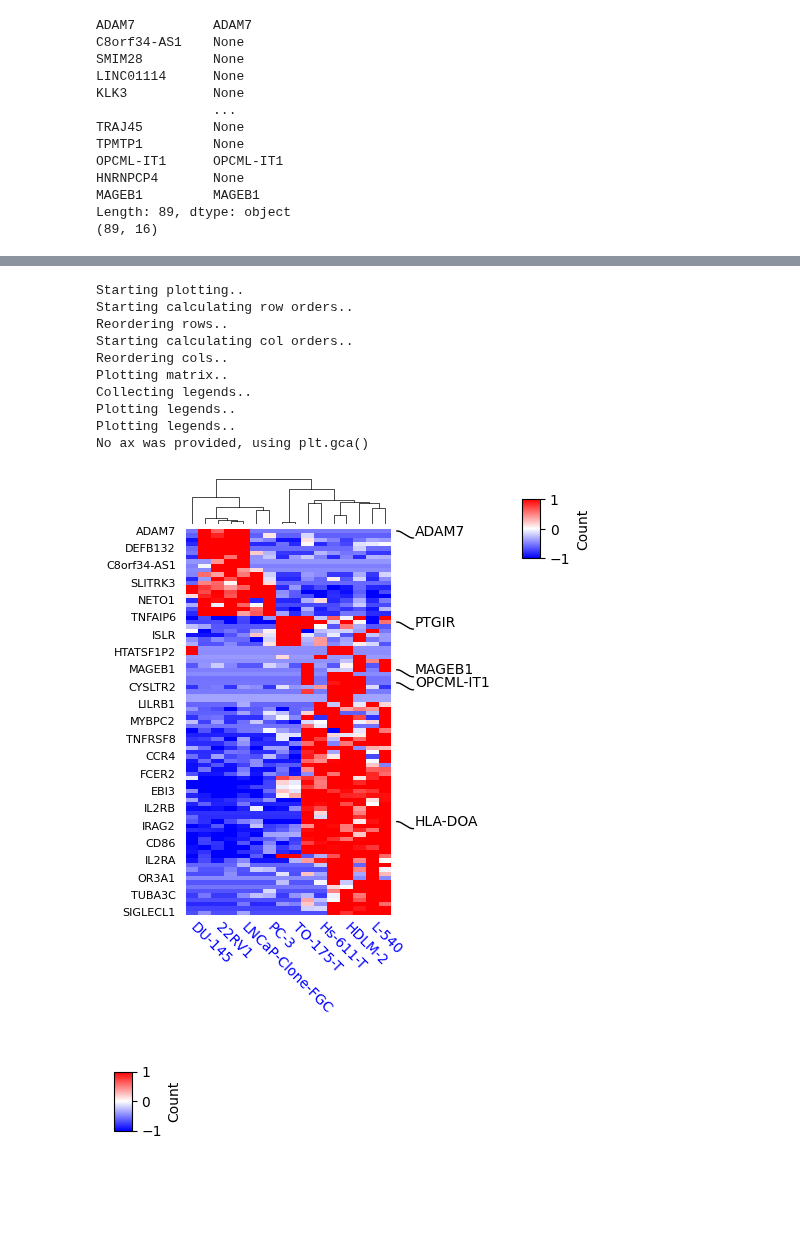
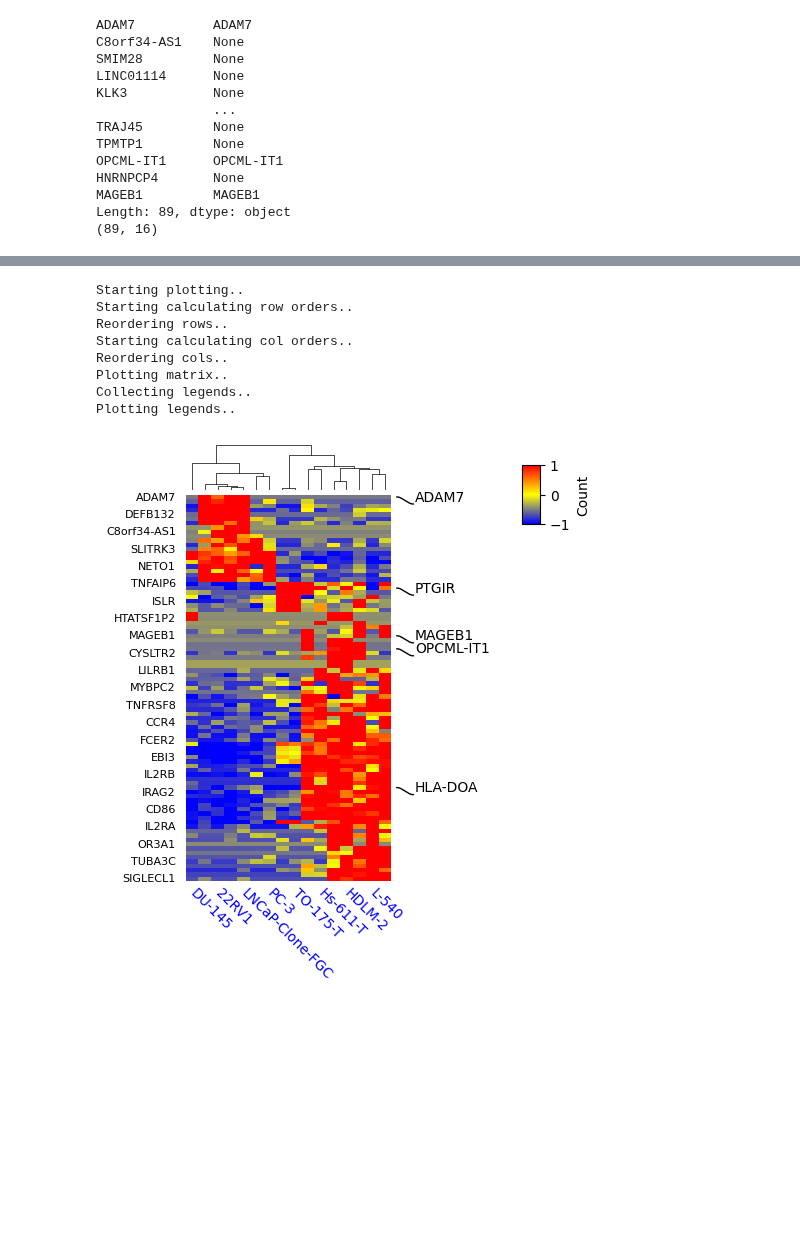
Before and after one commit to DingWB/PyComplexHeatmap, a Jupyter notebook: notebooks/Issue18.ipynb, the cells around one changed output, grey strips where cells are left out. Cells and saved outputs as stored; diff of their text form; code cells hidden in the pictures; blank space fills up the shorter version.

```diff
--- a/notebooks/Issue18.ipynb
+++ b/notebooks/Issue18.ipynb
@@ -41,37 +41,34 @@ expr.head()
 # %%
 row_ha = HeatmapAnnotation(
                             selected=anno_label(label_rows,colors='black'),
                             axis=0,verbose=0,
                             label_kws={'rotation':0,'horizontalalignment':'right',
                                        'verticalalignment':'top'},
                             orientation='right'
                             )
 
 plt.figure(figsize=(3, 5))
 cm = ClusterMapPlotter(data=expr, z_score=0,
                         right_annotation=row_ha,
                         col_cluster=True,row_cluster=True,
                         label='Count',row_dendrogram=False, col_dendrogram=True,
                         show_rownames=True,show_colnames=True,
                         #plot_legend=False,
-                        cmap='bwr',
+                        cmap='exp1',
                         tree_kws={'row_cmap': 'Dark2'},
                         xticklabels_kws={'labelrotation':-45,'labelcolor':'blue'},
                         yticklabels_kws = {'labelsize':8}
                        )
 # %% [output]
 Starting plotting..
 Starting calculating row orders..
 Reordering rows..
 Starting calculating col orders..
 Reordering cols..
 Plotting matrix..
 Collecting legends..
 Plotting legends..
-Plotting legends..
-No ax was provided, using plt.gca()
-[figure, old version]
+[figure, new version]
-[figure, removed]
 # %%
 rank2 = pd.DataFrame(index=expr.index, data= ['Up']*20+['Down']*69, columns=['Regulation']) #top20 genes upregulated
 print(rank2)
```
Also changed, not shown: parts of 2 cells of this notebook.
